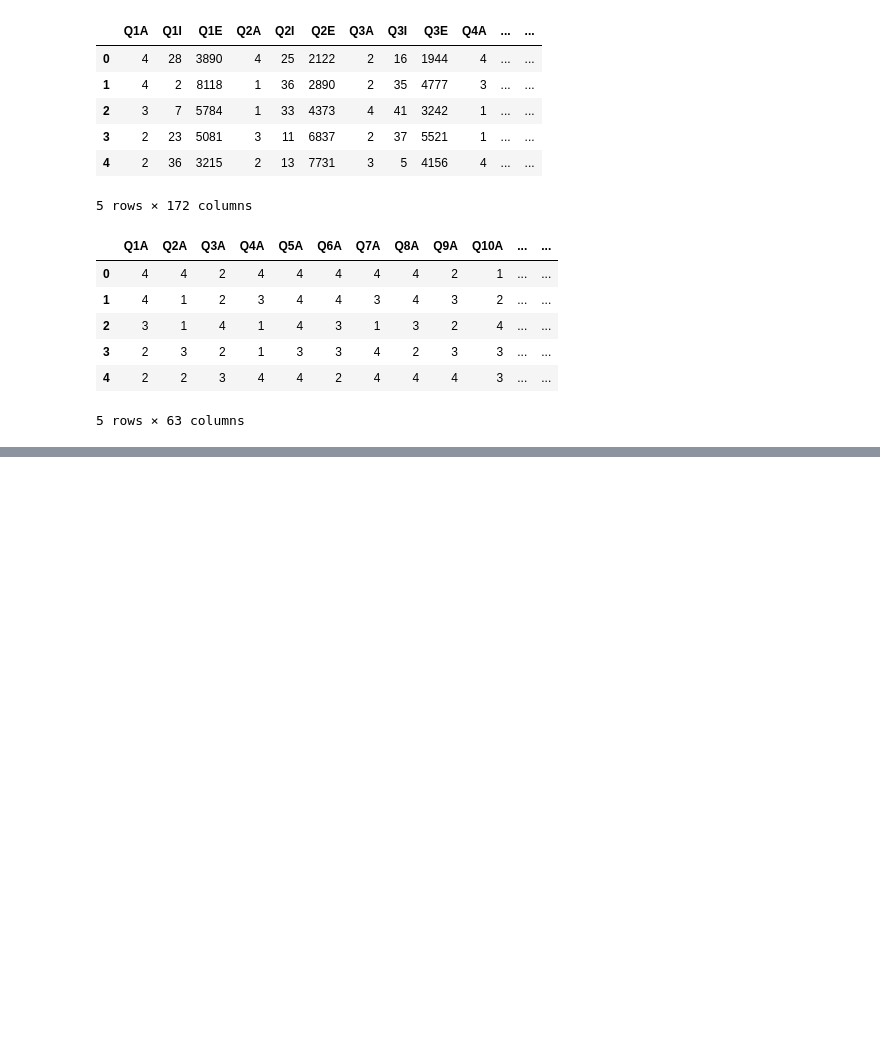
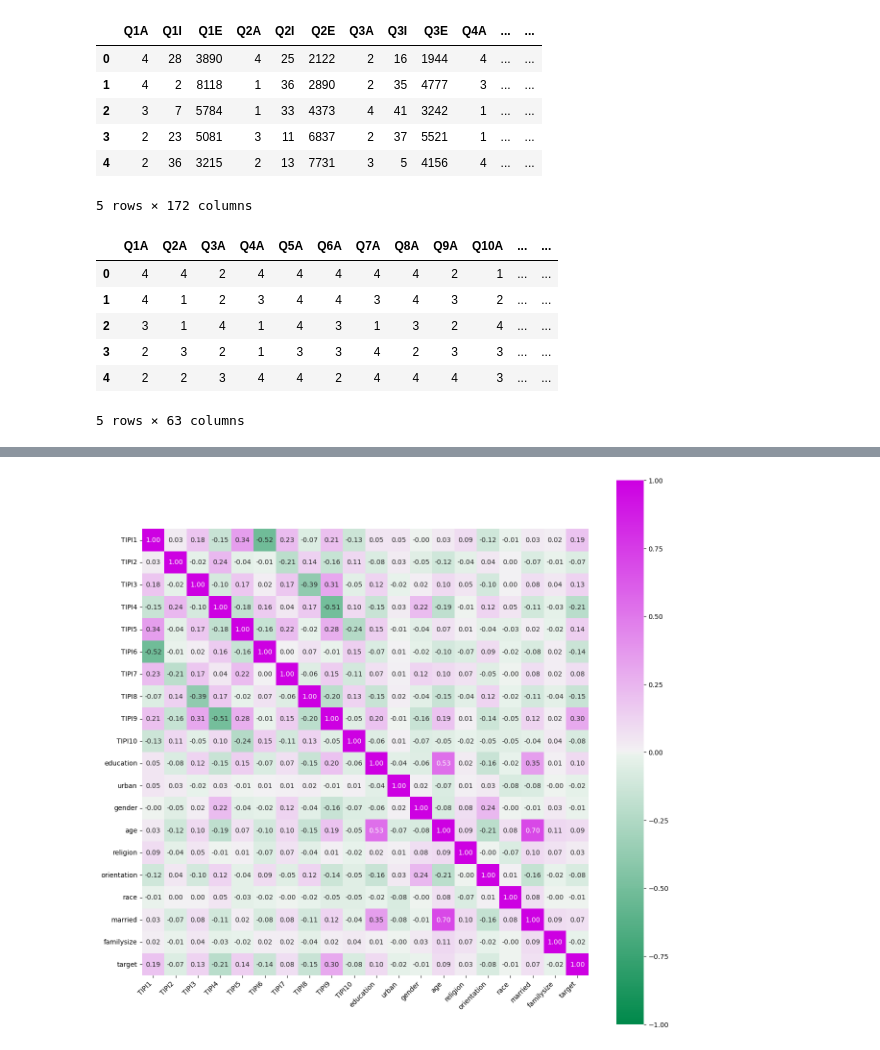
Before and after one commit to avisionary/depression_analysis, a Jupyter notebook: codes/Data Cleaning.ipynb, the cells around one changed output, grey strips where cells are left out. Saved outputs shown, nothing was run; the diff lists cells and outputs as text; code cells hidden in the pictures; blank space fills up the shorter version.

```diff
--- a/codes/Data Cleaning.ipynb
+++ b/codes/Data Cleaning.ipynb
@@ -33,0 +192,24 @@ depression = depression[depression['country']=='US']
+# %%
+from matplotlib import rcParams
+import seaborn as sns
+import matplotlib.pyplot as plt
+
+rcParams['figure.figsize'] = 15,15
+rcParams['figure.dpi'] = 100
+corr_g11 = depression_us.corr()
+ax = sns.heatmap(
+    corr_g11,
+    vmin=-1, vmax=1, center=0,
+    cmap=sns.diverging_palette(500,300, s=100, as_cmap=True),
+    square=True,
+    annot=True, fmt='.2f'
+)
+ax.set_xticklabels(
+    ax.get_xticklabels(),
+    rotation=45,
+    horizontalalignment='right'
+);
+plt.rc('font',size=15)
+plt.show()
+# %% [output]
+[figure, added]
```
Also changed, not shown: parts of 23 cells of this notebook, 2 other files.
